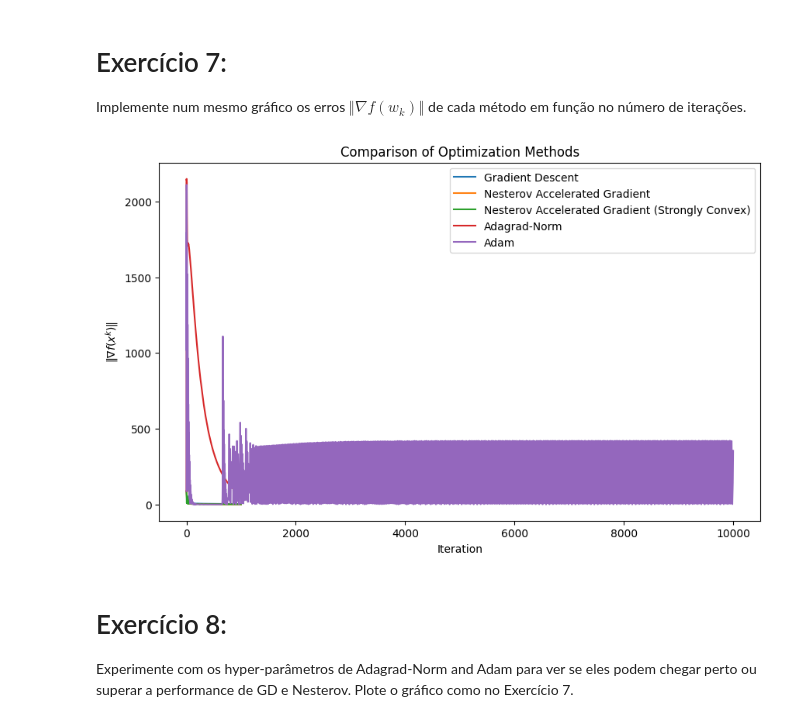
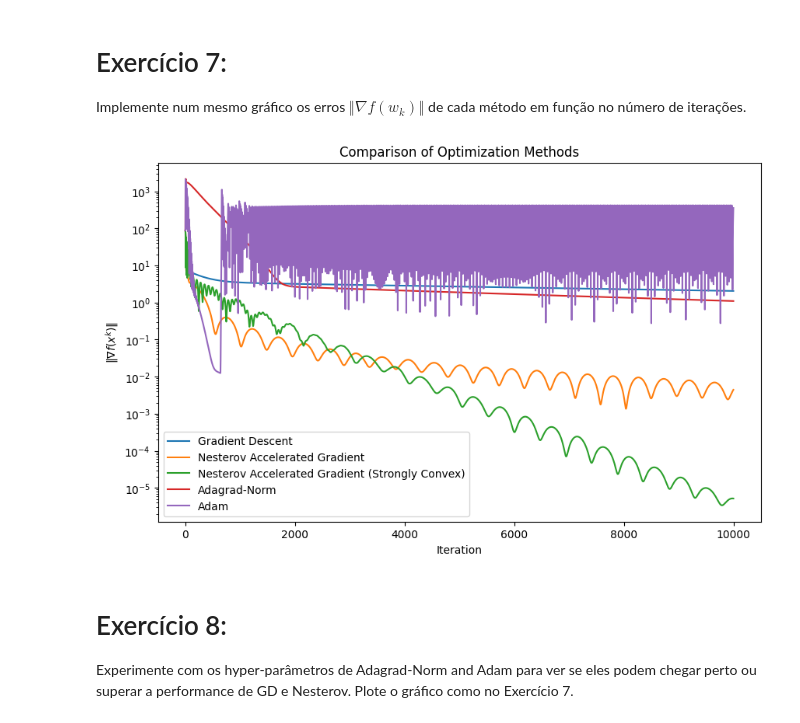
Before and after one commit to scrocha/otimizacao-OCD-2024, a Jupyter notebook: Atividade_06/logistic_regression_Sillas.ipynb, the cells around one changed output. Saved outputs shown, nothing was run; the diff lists cells and outputs as text; code cells hidden in the pictures.

```diff
--- a/Atividade_06/logistic_regression_Sillas.ipynb
+++ b/Atividade_06/logistic_regression_Sillas.ipynb
@@ -38,7 +38,7 @@ from sklearn.utils.extmath import safe_sparse_dot
 
 data = load_svmlight_file('./datasets/covtype.bz2')
 X, y = data[0].toarray(), data[1]
-if (npy.unique(y) == [1, 2]).all():
+if (np.unique(y) == [1, 2]).all():
     # Devemos garantir que os labels estão em {0, 1}
     y -= 1
 
@@ -49,12 +49,6 @@ n, d = X.shape # tamanho da amostra, número de features
 1. Construa uma função `smoothness(X)` que toma a matriz de dados `X` e retorna a constante $L_0$.
 2. Construa uma função `f(w, X, y, l2)` que toma o iterado `w`, os dados `X, y` e a penalização $\gamma$ (=`l2`) e retorna o valor funcional $f(w)$.
 3. Construa uma função `df(w, X, y, l2)` toma o iterado `w`, os dados `X, y` e a penalização $\gamma$ (=`l2`) e retorna o gradiente $\nabla f(w)$.
-# %%
-import cupy as np
-import cupy.linalg as la
-
-X = np.array(X)
-y = np.array(y)
 # %%
 #Escreva código aqui
 def smoothness(X:np.ndarray) -> float:
@@ -291,18 +285,19 @@ Implemente num mesmo gráfico os erros $\Vert\nabla f(w_k)\Vert$ de cada método
 # %%
 #Escreva código aqui
 plt.figure(figsize=(10, 6))
 plt.plot(f1[0], label='Gradient Descent')
 plt.plot(f2[0], label='Nesterov Accelerated Gradient')
 plt.plot(f3[0], label='Nesterov Accelerated Gradient (Strongly Convex)')
 plt.plot(f4[0], label='Adagrad-Norm')
 plt.plot(f5[0], label='Adam')
 plt.xlabel('Iteration')
+plt.yscale('log')
 plt.ylabel(r'$\Vert\nabla f(x^k)\Vert$')
 plt.legend()
 plt.title('Comparison of Optimization Methods')
 plt.show()
 # %% [output]
-[figure, old version]
+[figure, new version]
 # %% [markdown]
 # Exercício 8:
 
```
Also changed, not shown: parts of 13 cells of this notebook, 1 other file.
